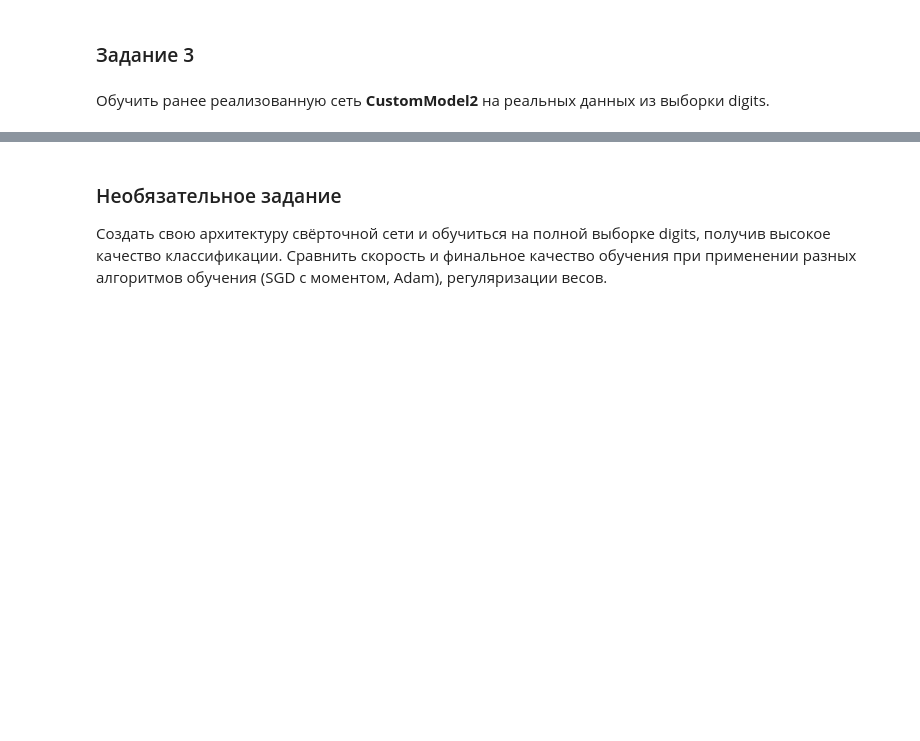
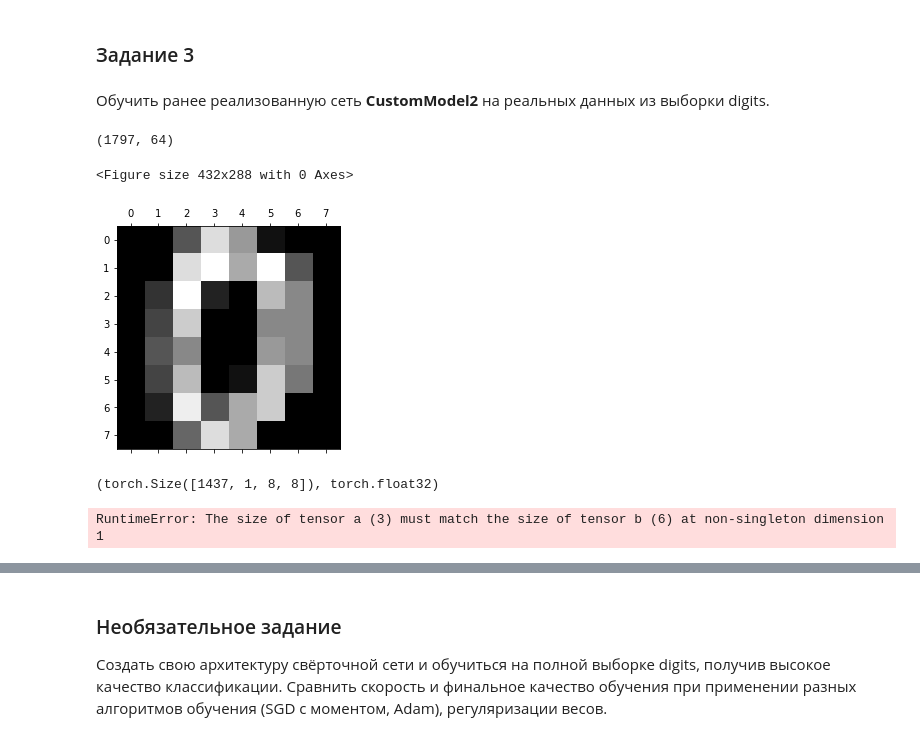
Before and after one commit to TopCoder2K/NN_course_ABBYY, a Jupyter notebook: convolutions.ipynb, the cells around one changed output, grey strips where cells are left out. Saved outputs shown, nothing was run; the diff lists cells and outputs as text; code cells hidden in the pictures; blank space fills up the shorter version.

```diff
--- a/convolutions.ipynb
+++ b/convolutions.ipynb
@@ -731,4 +632,14 @@ from sklearn.model_selection import train_test_split
 import torchvision
+# %%
+digits = load_digits()
+print(digits.data.shape)
+
+plt.gray()
+plt.matshow(digits.images[0]);
+# %% [output]
+(1797, 64)
+<Figure size 432x288 with 0 Axes>
+[figure, added]
 # %%
 def get_data_numbers():
     # Загружаем выборку digits
@@ -739,4 +658,7 @@ def get_data_numbers():
     return train_x, train_label, val_x, val_label
 # %%
 train_x, train_label, val_x, val_label = get_data_numbers()
+train_x.shape, train_x.dtype
+# %% [output]
+(torch.Size([1437, 1, 8, 8]), torch.float32)
 # %%
@@ -801,2 +754,11 @@ def train_model(epochs, learning_rate, loss_history, train_x, train_label, val_x
+# %%
+# TODO: и зачем мы берём срезку в 10 элементов?...
+# train_model(epochs, learning_rate, loss_history, train_x[0:10],
+#             train_label[0:10], val_x[0:10], val_label[0:10])
+
+train_model(epochs, learning_rate, loss_history, train_x, train_label,
+            val_x, val_label)
+# %% [output]
+RuntimeError: The size of tensor a (3) must match the size of tensor b (6) at non-singleton dimension 1
 # %%
 # loss_history = pd.DataFrame(index=range(epochs), dtype=float)
```
Also changed, not shown: parts of 25 cells of this notebook, 3 other files.
